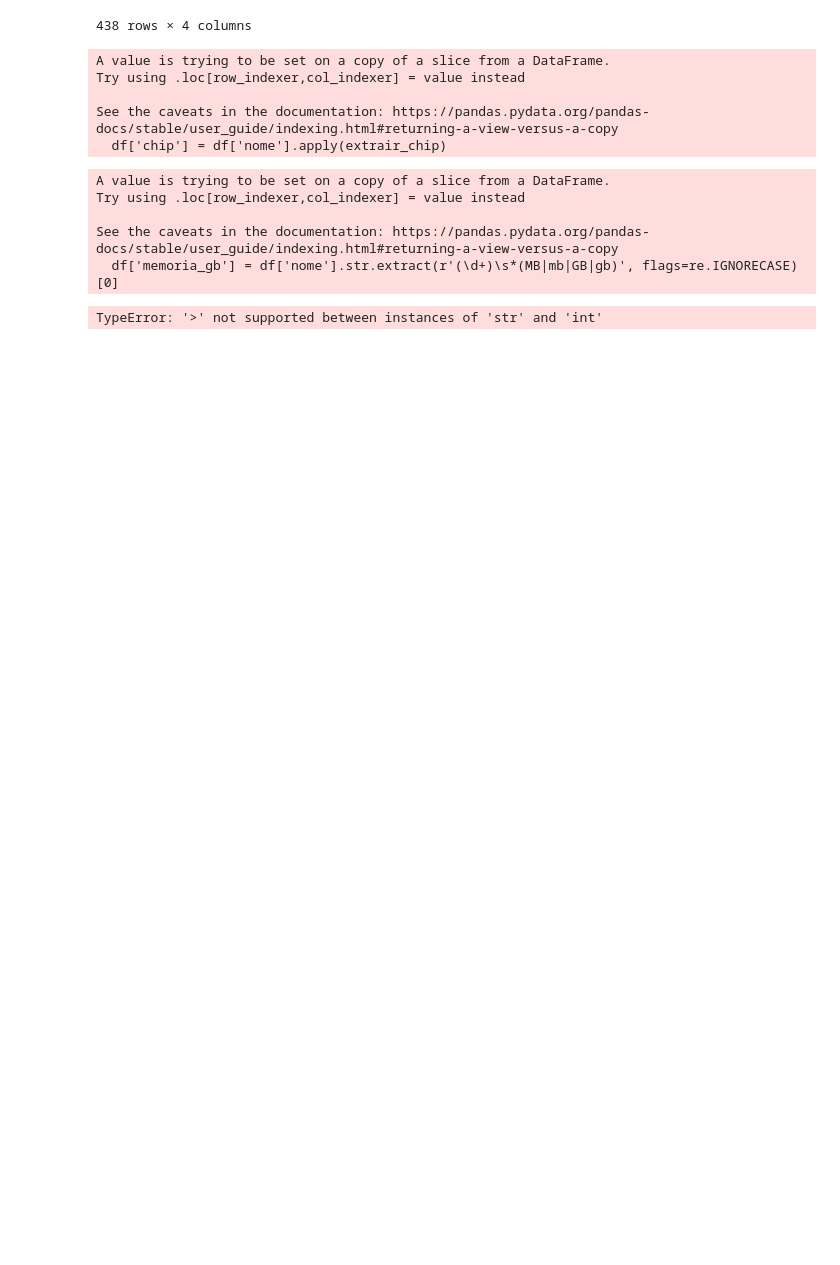
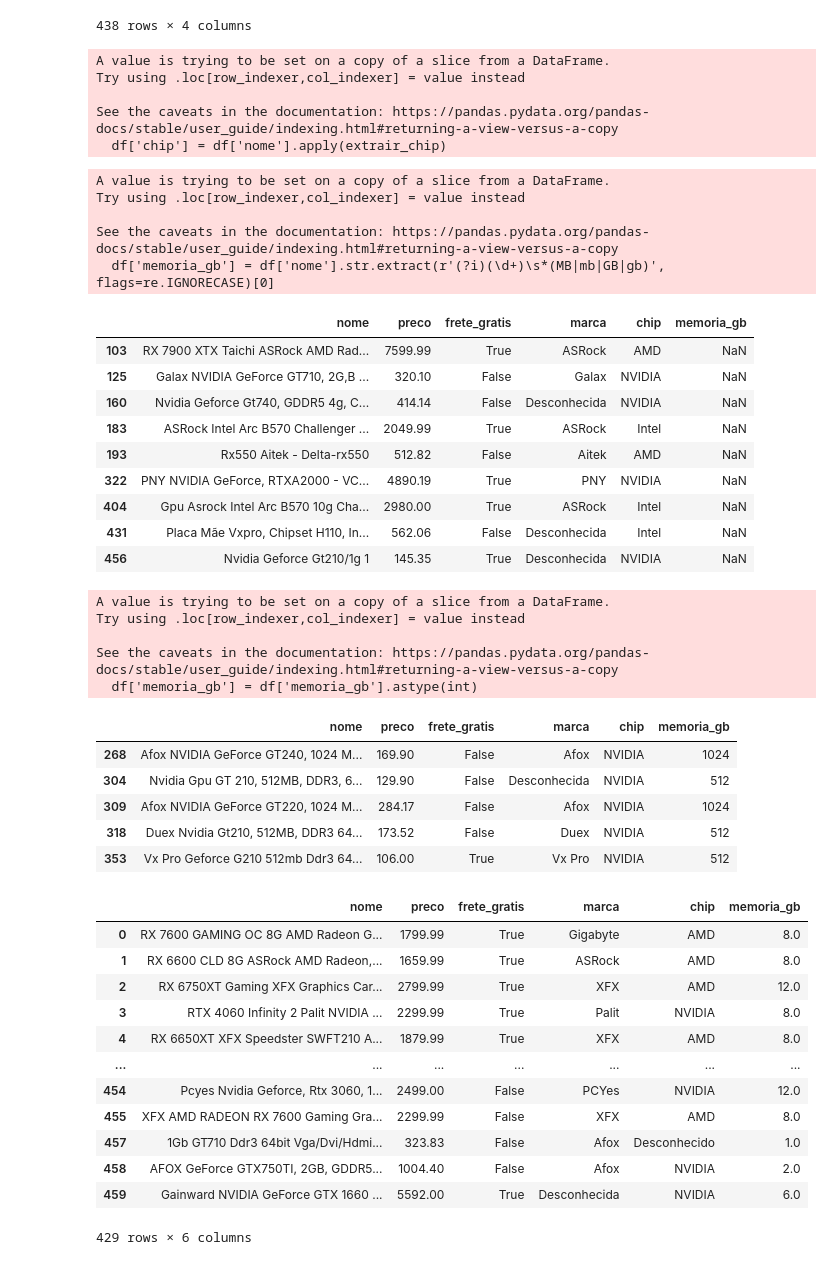
Before and after one commit to IIIgorMoura/web_scraping_dinamico, a Jupyter notebook: tratamento.ipynb, the cells around one changed output. Saved outputs shown, nothing was run; the diff lists cells and outputs as text; code cells hidden in the pictures; blank space fills up the shorter version.

```diff
--- a/tratamento.ipynb
+++ b/tratamento.ipynb
@@ -209,19 +206,57 @@ Try using .loc[row_indexer,col_indexer] = value instead
 See the caveats in the documentation: https://pandas.pydata.org/pandas-docs/stable/user_guide/indexing.html#returning-a-view-versus-a-copy
   df['chip'] = df['nome'].apply(extrair_chip)
 # %%
-# biblioteca padrão python
-import re
-
-df['memoria_gb'] = df['nome'].str.extract(r'(\d+)\s*(MB|mb|GB|gb)', flags=re.IGNORECASE)[0]
-# df['memoria_gb'] = df['memoria_gb'].astype(int)
-
-# display(df[df['memoria_gb'] > 16])
+# tripla segurança na detecção de maisculas e minusculas, descobrindo methods diferentes
+df['memoria_gb'] = df['nome'].str.extract(r'(?i)(\d+)\s*(MB|mb|GB|gb)', flags=re.IGNORECASE)[0]
 
 display(df[df['memoria_gb'].isna()])
+
+df = df.dropna(subset=['memoria_gb'])
+df['memoria_gb'] = df['memoria_gb'].astype(int)
+
+# placas provavelmente escritas em MB
+display(df[df['memoria_gb'] > 128])
+
+df.loc[df['memoria_gb'] > 128, 'memoria_gb'] = df.loc[df['memoria_gb'] > 128, 'memoria_gb'] / 1024
+
+df
 # %% [output]
 A value is trying to be set on a copy of a slice from a DataFrame.
 Try using .loc[row_indexer,col_indexer] = value instead
 
 See the caveats in the documentation: https://pandas.pydata.org/pandas-docs/stable/user_guide/indexing.html#returning-a-view-versus-a-copy
-  df['memoria_gb'] = df['nome'].str.extract(r'(\d+)\s*(MB|mb|GB|gb)', flags=re.IGNORECASE)[0]
+  df['memoria_gb'] = df['nome'].str.extract(r'(?i)(\d+)\s*(MB|mb|GB|gb)', flags=re.IGNORECASE)[0]
+|  | nome | preco | frete_gratis | marca | chip | memoria_gb |
+| 103 | RX 7900 XTX Taichi ASRock AMD Rad... | 7599.99 | True | ASRock | AMD | NaN |
+| 125 | Galax NVIDIA GeForce GT710, 2G,B ... | 320.10 | False | Galax | NVIDIA | NaN |
+| 160 | Nvidia Geforce Gt740, GDDR5 4g, C... | 414.14 | False | Desconhecida | NVIDIA | NaN |
+| 183 | ASRock Intel Arc B570 Challenger ... | 2049.99 | True | ASRock | Intel | NaN |
+| 193 | Rx550 Aitek - Delta-rx550 | 512.82 | False | Aitek | AMD | NaN |
+| 322 | PNY NVIDIA GeForce, RTXA2000 - VC... | 4890.19 | True | PNY | NVIDIA | NaN |
+| 404 | Gpu Asrock Intel Arc B570 10g Cha... | 2980.00 | True | ASRock | Intel | NaN |
+| 431 | Placa Mãe Vxpro, Chipset H110, In... | 562.06 | False | Desconhecida | Intel | NaN |
+| 456 | Nvidia Geforce Gt210/1g 1 | 145.35 | True | Desconhecida | NVIDIA | NaN |
-TypeError: '>' not supported between instances of 'str' and 'int'
+A value is trying to be set on a copy of a slice from a DataFrame.
+Try using .loc[row_indexer,col_indexer] = value instead
+
+See the caveats in the documentation: https://pandas.pydata.org/pandas-docs/stable/user_guide/indexing.html#returning-a-view-versus-a-copy
+  df['memoria_gb'] = df['memoria_gb'].astype(int)
+|  | nome | preco | frete_gratis | marca | chip | memoria_gb |
+| 268 | Afox NVIDIA GeForce GT240, 1024 M... | 169.90 | False | Afox | NVIDIA | 1024 |
+| 304 | Nvidia Gpu GT 210, 512MB, DDR3, 6... | 129.90 | False | Desconhecida | NVIDIA | 512 |
+| 309 | Afox NVIDIA GeForce GT220, 1024 M... | 284.17 | False | Afox | NVIDIA | 1024 |
+| 318 | Duex Nvidia Gt210, 512MB, DDR3 64... | 173.52 | False | Duex | NVIDIA | 512 |
+| 353 | Vx Pro Geforce G210 512mb Ddr3 64... | 106.00 | True | Vx Pro | NVIDIA | 512 |
+|  | nome | preco | frete_gratis | marca | chip | memoria_gb |
+| 0 | RX 7600 GAMING OC 8G AMD Radeon G... | 1799.99 | True | Gigabyte | AMD | 8.0 |
+| 1 | RX 6600 CLD 8G ASRock AMD Radeon,... | 1659.99 | True | ASRock | AMD | 8.0 |
+| 2 | RX 6750XT Gaming XFX Graphics Car... | 2799.99 | True | XFX | AMD | 12.0 |
+| 3 | RTX 4060 Infinity 2 Palit NVIDIA ... | 2299.99 | True | Palit | NVIDIA | 8.0 |
+| 4 | RX 6650XT XFX Speedster SWFT210 A... | 1879.99 | True | XFX | AMD | 8.0 |
+| ... | ... | ... | ... | ... | ... | ... |
+| 454 | Pcyes Nvidia Geforce, Rtx 3060, 1... | 2499.00 | False | PCYes | NVIDIA | 12.0 |
+| 455 | XFX AMD RADEON RX 7600 Gaming Gra... | 2299.99 | False | XFX | AMD | 8.0 |
+| 457 | 1Gb GT710 Ddr3 64bit Vga/Dvi/Hdmi... | 323.83 | False | Afox | Desconhecido | 1.0 |
+| 458 | AFOX GeForce GTX750TI, 2GB, GDDR5... | 1004.40 | False | Afox | NVIDIA | 2.0 |
+| 459 | Gainward NVIDIA GeForce GTX 1660 ... | 5592.00 | True | Desconhecida | NVIDIA | 6.0 |
+429 rows × 6 columns
```
Also changed, not shown: parts of 7 cells of this notebook, 2 other files.
